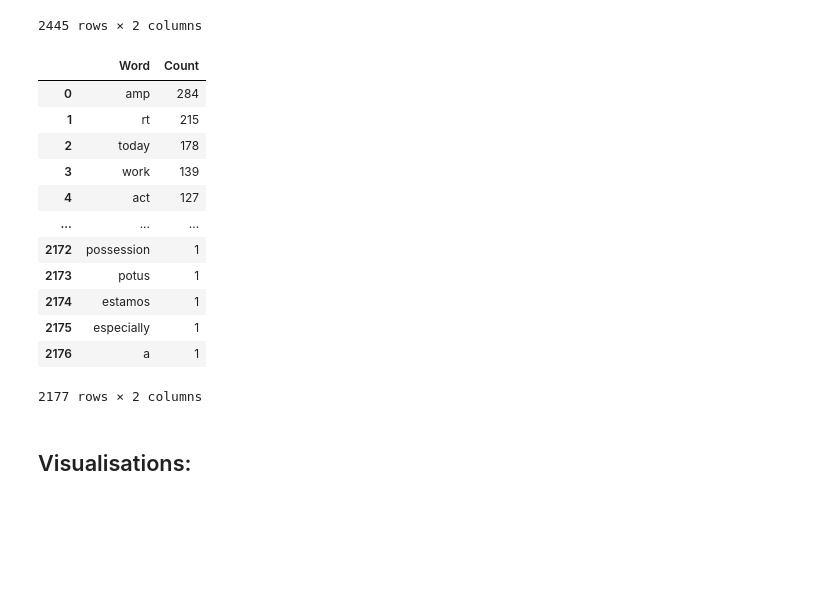
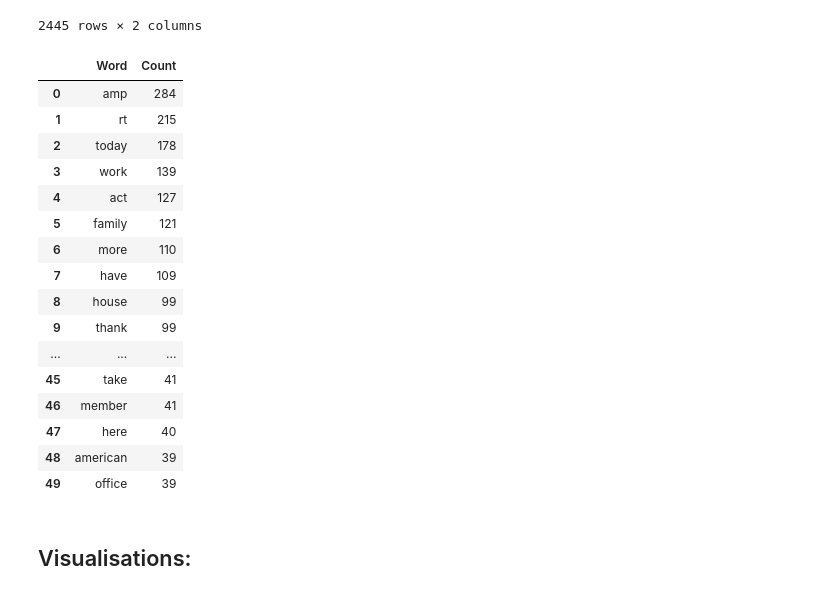
Before and after one commit to maiahalle/DS105-Project, a Jupyter notebook: creating_visualisations.ipynb, the cells around one changed output. Drawn from its saved outputs; the diff is of its cells as text; code cells hidden in the pictures; blank space fills up the shorter version.

```diff
--- a/creating_visualisations.ipynb
+++ b/creating_visualisations.ipynb
@@ -27,21 +27,25 @@ df_republicans
 # %%
 df_democrats = pd.read_csv("democrat_word_counts.csv")
 # %%
-df_democrats
+df_democrats.head(50)
 # %% [output]
 |  | Word | Count |
 | 0 | amp | 284 |
 | 1 | rt | 215 |
 | 2 | today | 178 |
 | 3 | work | 139 |
 | 4 | act | 127 |
+| 5 | family | 121 |
+| 6 | more | 110 |
+| 7 | have | 109 |
+| 8 | house | 99 |
+| 9 | thank | 99 |
 | ... | ... | ... |
-| 2172 | possession | 1 |
-| 2173 | potus | 1 |
-| 2174 | estamos | 1 |
-| 2175 | especially | 1 |
-| 2176 | a | 1 |
+| 45 | take | 41 |
+| 46 | member | 41 |
+| 47 | here | 40 |
+| 48 | american | 39 |
+| 49 | office | 39 |
-2177 rows × 2 columns
 # %% [markdown]
 ## Visualisations:
 # %% [markdown]
```
Also changed, not shown: parts of 42 cells of this notebook.
